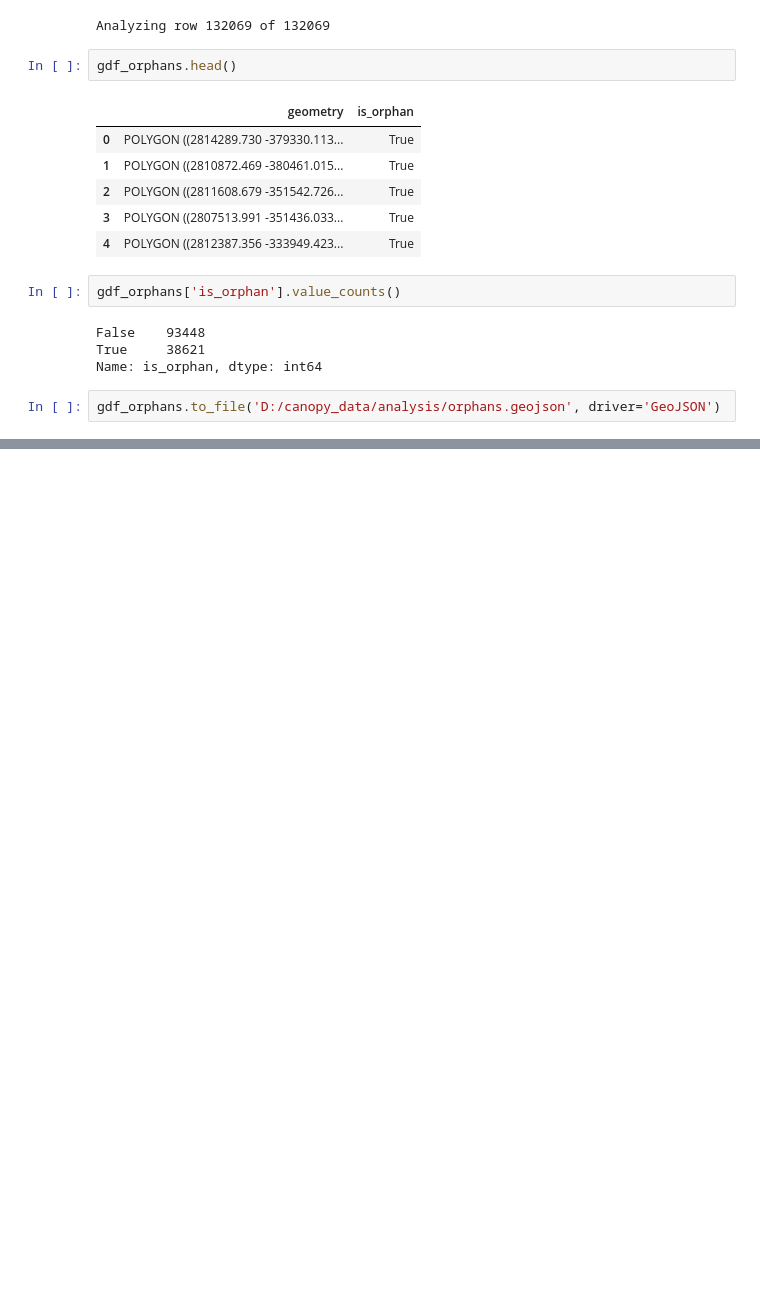
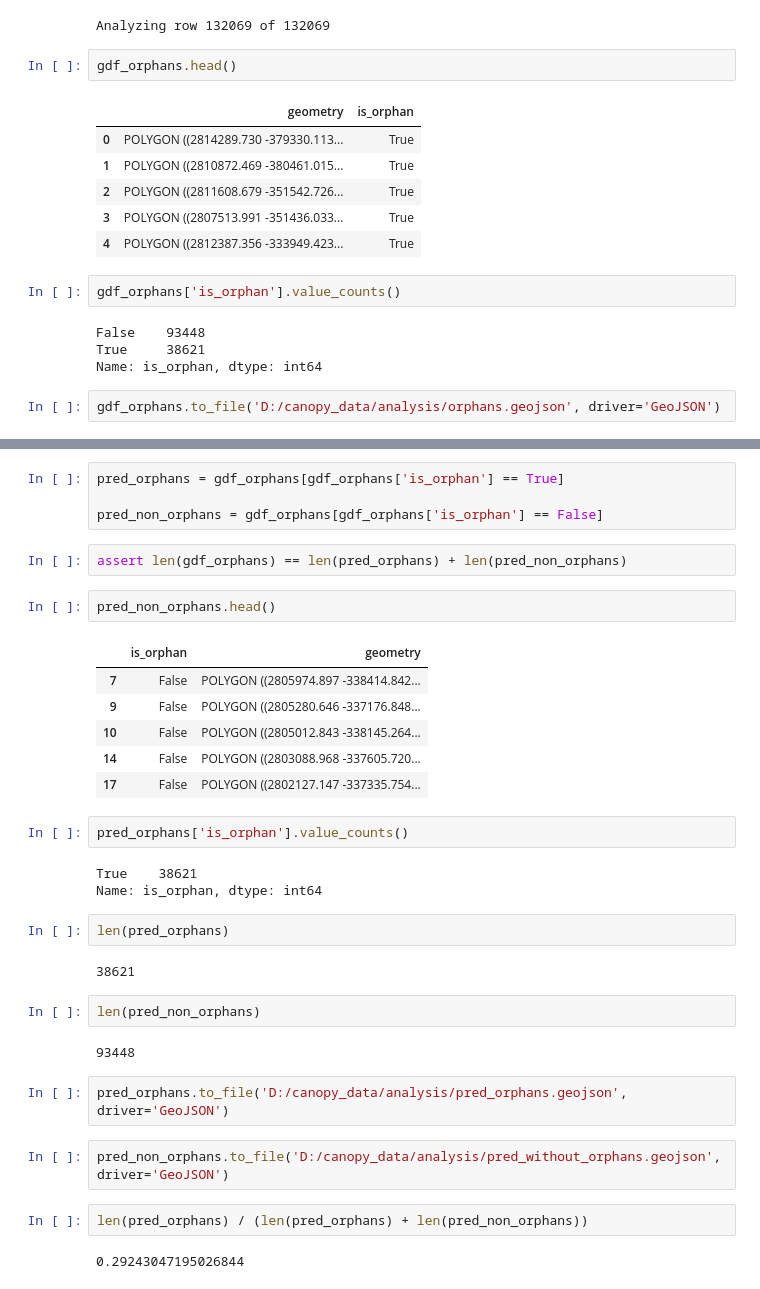
Before and after one commit to Project-Canopy/cb_feature_detection, a Jupyter notebook: analytics/distances_between_squares_David.ipynb, the cells around one changed output, grey strips where cells are left out. Cells and saved outputs as stored; diff of their text form; blank space fills up the shorter version.

```diff
--- a/analytics/distances_between_squares_David.ipynb
+++ b/analytics/distances_between_squares_David.ipynb
@@ -598,0 +627,36 @@ gdf_orphans.to_file('D:/canopy_data/analysis/orphans.geojson', driver='GeoJSON')
+# %%
+pred_orphans = gdf_orphans[gdf_orphans['is_orphan'] == True]
+
+pred_non_orphans = gdf_orphans[gdf_orphans['is_orphan'] == False]
+# %%
+assert len(gdf_orphans) == len(pred_orphans) + len(pred_non_orphans)
+# %%
+pred_non_orphans.head()
+# %% [output]
+|  | is_orphan | geometry |
+| 7 | False | POLYGON ((2805974.897 -338414.842... |
+| 9 | False | POLYGON ((2805280.646 -337176.848... |
+| 10 | False | POLYGON ((2805012.843 -338145.264... |
+| 14 | False | POLYGON ((2803088.968 -337605.720... |
+| 17 | False | POLYGON ((2802127.147 -337335.754... |
+# %%
+pred_orphans['is_orphan'].value_counts()
+# %% [output]
+True    38621
+Name: is_orphan, dtype: int64
+# %%
+len(pred_orphans)
+# %% [output]
+38621
+# %%
+len(pred_non_orphans)
+# %% [output]
+93448
+# %%
+pred_orphans.to_file('D:/canopy_data/analysis/pred_orphans.geojson', driver='GeoJSON')
+# %%
+pred_non_orphans.to_file('D:/canopy_data/analysis/pred_without_orphans.geojson', driver='GeoJSON')
+# %%
+len(pred_orphans) / (len(pred_orphans) + len(pred_non_orphans))
+# %% [output]
+0.29243047195026844
```
Also changed, not shown: parts of 5 cells of this notebook.
